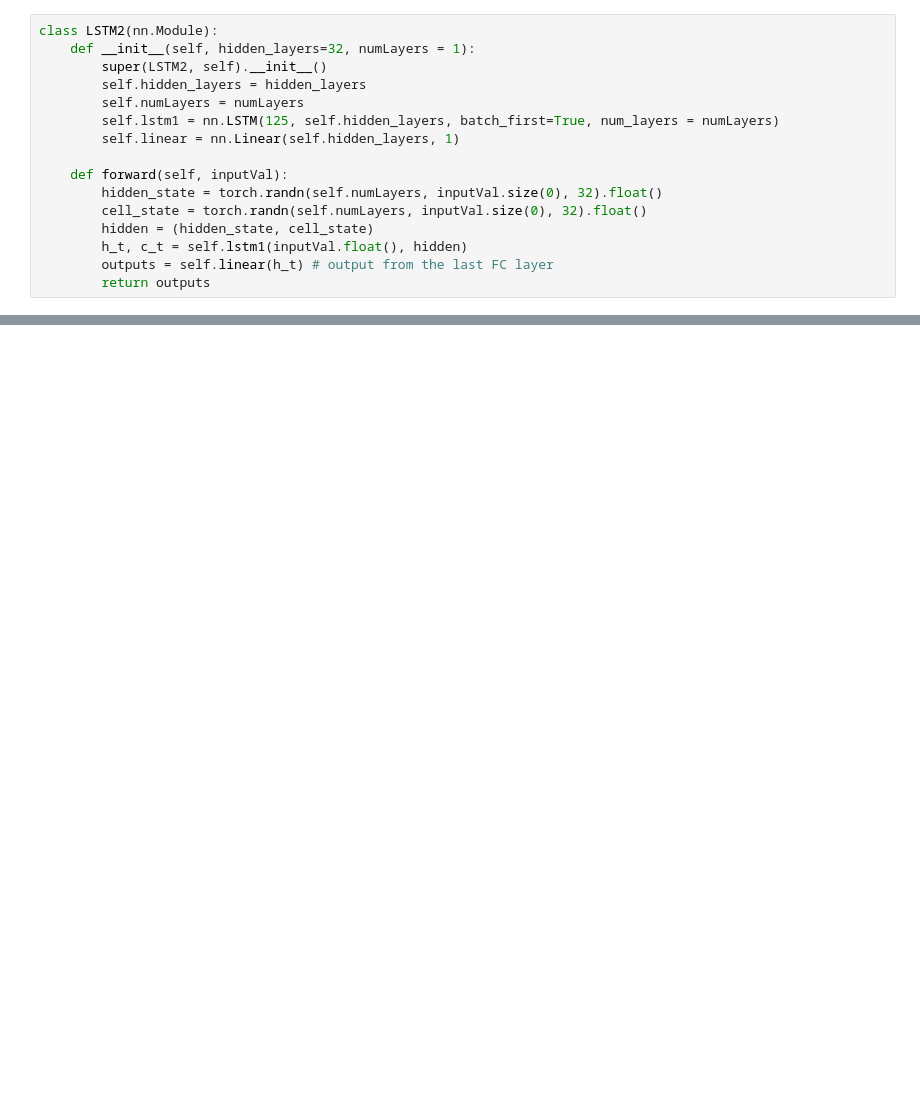
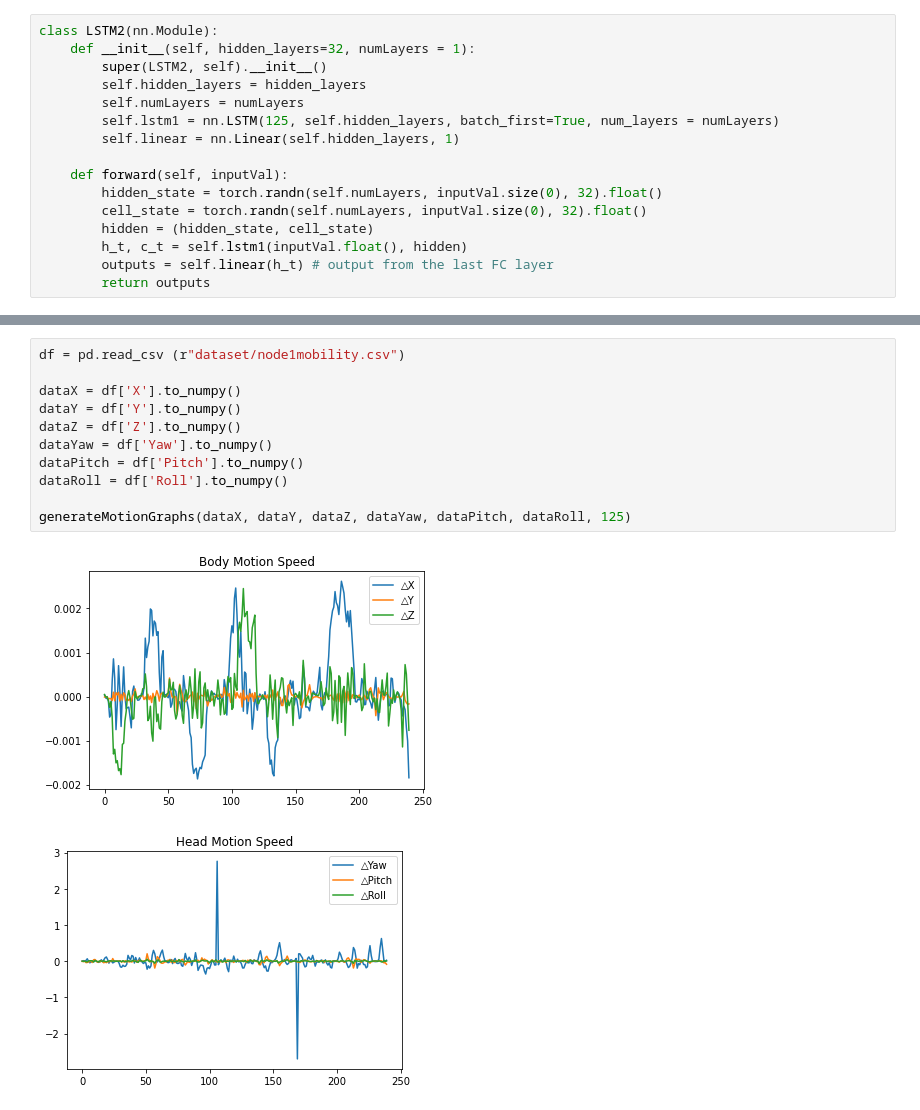
Before and after one commit to ut2496/ViewPrediction-6DOF, a Jupyter notebook: ViewPrediction.ipynb, the cells around one changed output, grey strips where cells are left out. Cells and saved outputs as stored; diff of their text form; blank space fills up the shorter version.

```diff
--- a/ViewPrediction.ipynb
+++ b/ViewPrediction.ipynb
@@ -201,0 +168,14 @@ dataset/node18mobility.csv
+# %%
+df = pd.read_csv (r"dataset/node1mobility.csv")
+
+dataX = df['X'].to_numpy()
+dataY = df['Y'].to_numpy()
+dataZ = df['Z'].to_numpy()
+dataYaw = df['Yaw'].to_numpy()
+dataPitch = df['Pitch'].to_numpy()
+dataRoll = df['Roll'].to_numpy()
+
+generateMotionGraphs(dataX, dataY, dataZ, dataYaw, dataPitch, dataRoll, 125)
+# %% [output]
+[figure, added]
+[figure, added]
```
Also changed, not shown: parts of 12 cells of this notebook.
